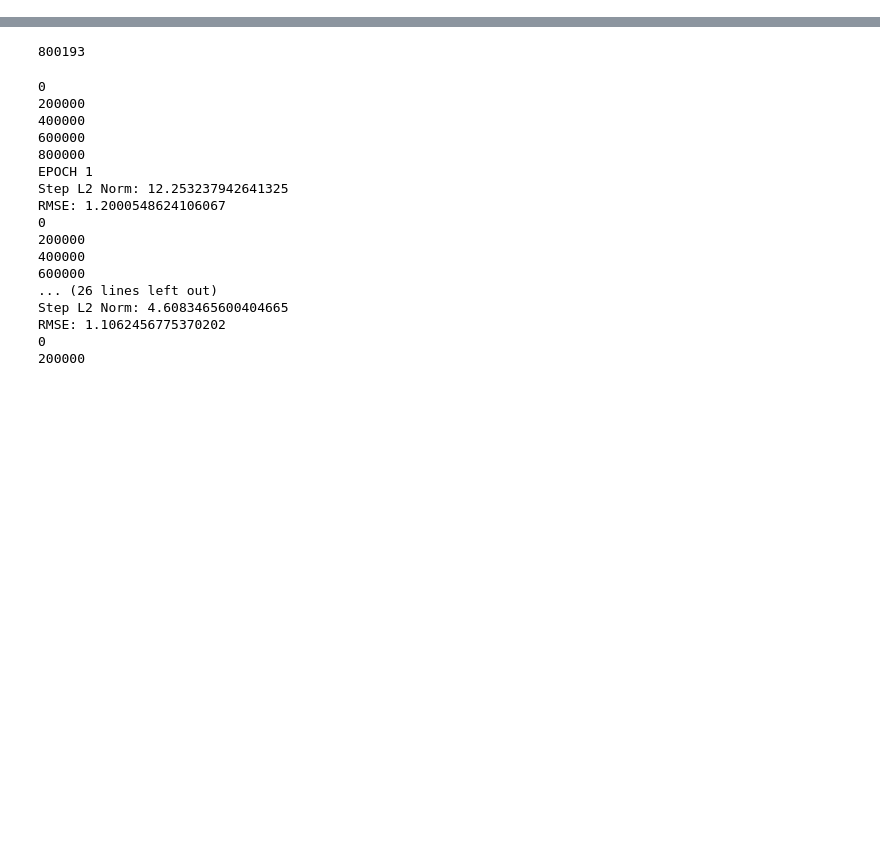
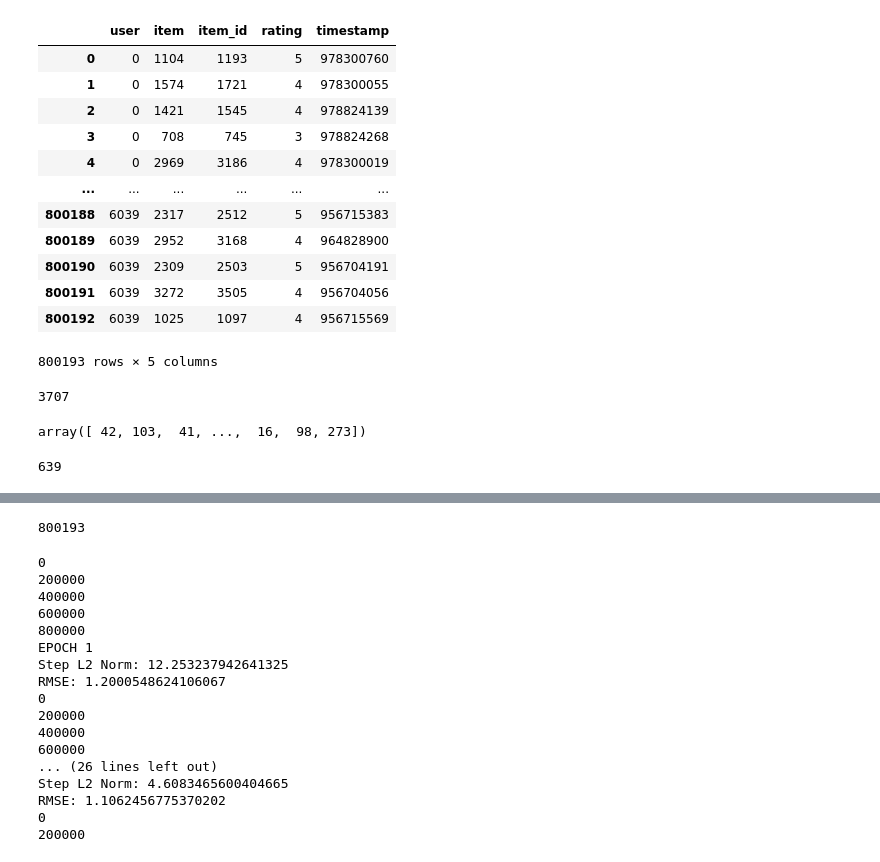
Before and after one commit to andrewsingh/15400-project, a Jupyter notebook: scripts/alt_min.ipynb, the cells around one changed output, grey strips where cells are left out. Drawn from its saved outputs; the diff is of its cells as text; code cells hidden in the pictures; blank space fills up the shorter version.

```diff
--- a/scripts/alt_min.ipynb
+++ b/scripts/alt_min.ipynb
@@ -26,0 +15,16 @@ class MatrixFactorization(nn.Module):
+# %%
+train.sort_values(by="user", axis=0).reset_index(drop=True)
+# %% [output]
+|  | user | item | item_id | rating | timestamp |
+| 0 | 0 | 1104 | 1193 | 5 | 978300760 |
+| 1 | 0 | 1574 | 1721 | 4 | 978300055 |
+| 2 | 0 | 1421 | 1545 | 4 | 978824139 |
+| 3 | 0 | 708 | 745 | 3 | 978824268 |
+| 4 | 0 | 2969 | 3186 | 4 | 978300019 |
+| ... | ... | ... | ... | ... | ... |
+| 800188 | 6039 | 2317 | 2512 | 5 | 956715383 |
+| 800189 | 6039 | 2952 | 3168 | 4 | 964828900 |
+| 800190 | 6039 | 2309 | 2503 | 5 | 956704191 |
+| 800191 | 6039 | 3272 | 3505 | 4 | 956704056 |
+| 800192 | 6039 | 1025 | 1097 | 4 | 956715569 |
+800193 rows × 5 columns
@@ -26,0 +44,12 @@ class MatrixFactorization(nn.Module):
+# %%
+len(M_start)
+# %% [output]
+3707
+# %%
+U_freqs
+# %% [output]
+array([ 42, 103,  41, ...,  16,  98, 273])
+# %%
+U_start[9]
+# %% [output]
+639
```
Also changed, not shown: parts of 8 cells of this notebook, 3 other files.
